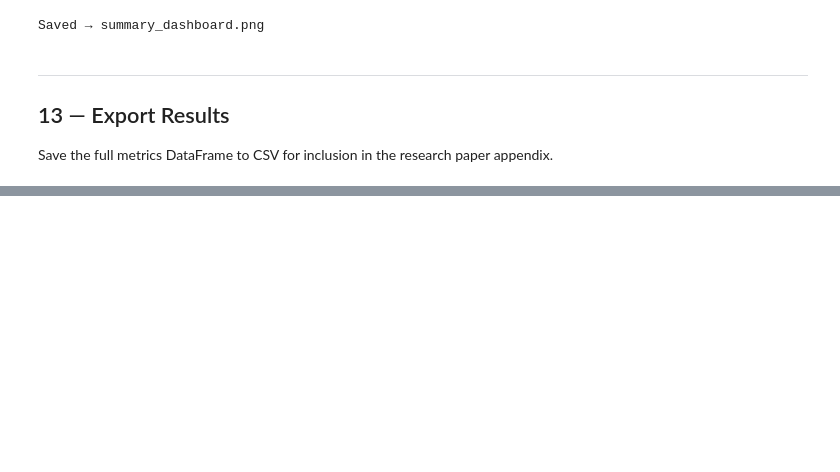
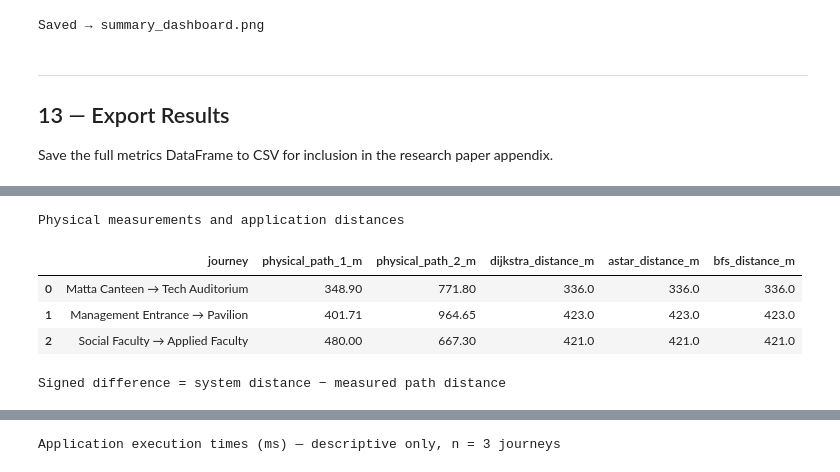
Before and after one commit to Kathuskan/Quiky, a Jupyter notebook: research_analysis.ipynb, the cells around one changed output, grey strips where cells are left out. Saved outputs shown, nothing was run; the diff lists cells and outputs as text; code cells hidden in the pictures; blank space fills up the shorter version.

```diff
--- a/research_analysis.ipynb
+++ b/research_analysis.ipynb
@@ -912,0 +921,78 @@ Results saved → experiment_results.csv
+# %%
+# Physical measurements and application results provided for the three named journeys.
+# Distances are metres; execution times are milliseconds.
+physical_data = pd.DataFrame([
+    {
+        'journey': 'Matta Canteen → Tech Auditorium',
+        'physical_path_1_m': 348.90,
+        'physical_path_2_m': 771.80,
+        'dijkstra_distance_m': 336.0,
+        'astar_distance_m': 336.0,
+        'bfs_distance_m': 336.0,
+        'dijkstra_time_ms': 0.536,
+        'astar_time_ms': 0.197,
+        'bfs_time_ms': 0.163,
+    },
+    {
+        'journey': 'Management Entrance → Pavilion',
+        'physical_path_1_m': 401.71,
+        'physical_path_2_m': 964.65,
+        'dijkstra_distance_m': 423.0,
+        'astar_distance_m': 423.0,
+        'bfs_distance_m': 423.0,
+        'dijkstra_time_ms': 0.669,
+        'astar_time_ms': 0.624,
+        'bfs_time_ms': 0.554,
+    },
+    {
+        'journey': 'Social Faculty → Applied Faculty',
+        'physical_path_1_m': 480.00,
+        'physical_path_2_m': 667.30,
+        'dijkstra_distance_m': 421.0,
+        'astar_distance_m': 421.0,
+        'bfs_distance_m': 421.0,
+        'dijkstra_time_ms': 0.563,
+        'astar_time_ms': 0.349,
+        'bfs_time_ms': 0.249,
+    },
+])
+
+# The three algorithms reported the same distance per journey in the application.
+# Use Dijkstra's displayed distance as the common system distance for physical comparisons.
+physical_data['system_distance_m'] = physical_data['dijkstra_distance_m']
+physical_data['system_minus_path1_m'] = physical_data['system_distance_m'] - physical_data['physical_path_1_m']
+physical_data['system_minus_path1_pct'] = 100 * physical_data['system_minus_path1_m'] / physical_data['physical_path_1_m']
+physical_data['system_minus_path2_m'] = physical_data['system_distance_m'] - physical_data['physical_path_2_m']
+physical_data['system_minus_path2_pct'] = 100 * physical_data['system_minus_path2_m'] / physical_data['physical_path_2_m']
+physical_data['physical_path_difference_m'] = (physical_data['physical_path_2_m'] - physical_data['physical_path_1_m']).abs()
+
+print('Physical measurements and application distances')
+display(physical_data[[
+    'journey', 'physical_path_1_m', 'physical_path_2_m',
+    'dijkstra_distance_m', 'astar_distance_m', 'bfs_distance_m'
+]].round(3))
+
+print('Signed difference = system distance − measured path distance')
+display(physical_data[[
+    'journey', 'system_minus_path1_m', 'system_minus_path1_pct',
+    'system_minus_path2_m', 'system_minus_path2_pct'
+]].round(2))
+
+print('Application execution times (ms) — descriptive only, n = 3 journeys')
+time_summary = pd.DataFrame({
+    'algorithm': ['Dijkstra', 'A*', 'BFS'],
+    'mean_time_ms': [physical_data['dijkstra_time_ms'].mean(),
+                     physical_data['astar_time_ms'].mean(),
+                     physical_data['bfs_time_ms'].mean()],
+    'median_time_ms': [physical_data['dijkstra_time_ms'].median(),
+                       physical_data['astar_time_ms'].median(),
+                       physical_data['bfs_time_ms'].median()],
+})
+display(time_summary.round(3))
+# %% [output]
+Physical measurements and application distances
+|  | journey | physical_path_1_m | physical_path_2_m | dijkstra_distance_m | astar_distance_m | bfs_distance_m |
+| 0 | Matta Canteen → Tech Auditorium | 348.90 | 771.80 | 336.0 | 336.0 | 336.0 |
+| 1 | Management Entrance → Pavilion | 401.71 | 964.65 | 423.0 | 423.0 | 423.0 |
+| 2 | Social Faculty → Applied Faculty | 480.00 | 667.30 | 421.0 | 421.0 | 421.0 |
+Signed difference = system distance − measured path distance
@@ -912,0 +1003 @@ Results saved → experiment_results.csv
+Application execution times (ms) — descriptive only, n = 3 journeys
```
Also changed, not shown: parts of 24 cells of this notebook, 2 other files.
